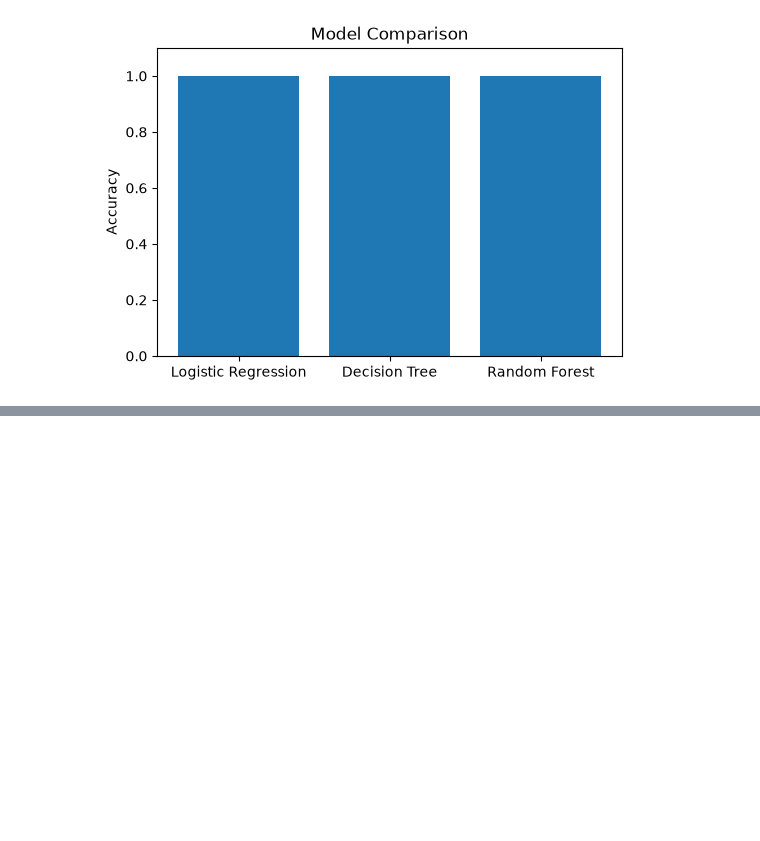
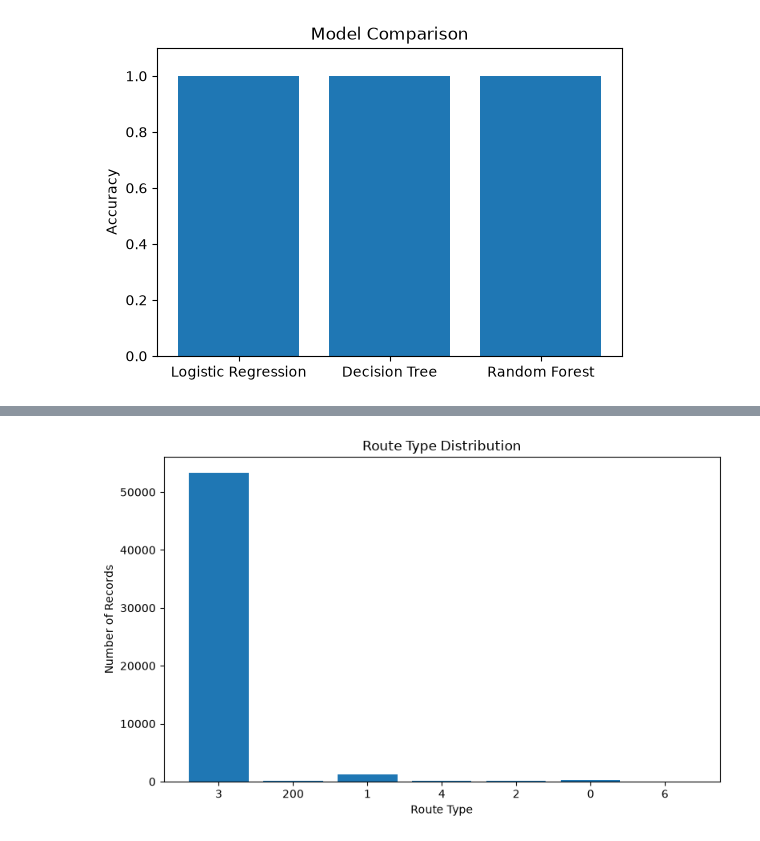
Before and after one commit to TrishaRajbanshi10/BigDataProgrammingProject, a Jupyter notebook: BigDataProgrammingProject/Notebook/UK_Dataset.ipynb, the cells around one changed output, grey strips where cells are left out. Saved outputs shown, nothing was run; the diff lists cells and outputs as text; code cells hidden in the pictures; blank space fills up the shorter version.

```diff
--- a/BigDataProgrammingProject/Notebook/UK_Dataset.ipynb
+++ b/BigDataProgrammingProject/Notebook/UK_Dataset.ipynb
@@ -194,20 +315,5 @@ Number of Columns: 22
 # %%
-from pyspark.sql.functions import hour, to_timestamp
+# Check current number of partitions
 
-# Convert departure_time to timestamp
-bus_data = bus_data.withColumn(
-    "departure_timestamp",
-    to_timestamp("departure_time", "HH:mm:ss")
-)
-
-# Extract departure hour
-bus_data = bus_data.withColumn(
-    "departure_hour",
-    hour("departure_timestamp")
-)
-
-bus_data.select(
-    "departure_time",
-    "departure_hour"
-).show(10)
+print("Current Partitions:", bus_data.rdd.getNumPartitions())
 # %% [output]
@@ -229,13 +321,7 @@ only showing top 10 rows
 # %%
-from pyspark.sql.functions import when
+# Repartition dataset
 
-bus_data = bus_data.withColumn(
-    "target",
-    when(bus_data.stop_sequence > 20, 1).otherwise(0)
-)
+bus_data = bus_data.repartition(8)
 
-bus_data.select(
-    "stop_sequence",
-    "target"
-).show(10)
+print("New Partitions:", bus_data.rdd.getNumPartitions())
 # %% [output]
@@ -576,0 +689,16 @@ plt.show()
+# %%
+route_counts = bus_data.groupBy("route_type").count().toPandas()
+
+plt.figure(figsize=(8,5))
+plt.bar(
+    route_counts["route_type"].astype(str),
+    route_counts["count"]
+)
+
+plt.title("Route Type Distribution")
+plt.xlabel("Route Type")
+plt.ylabel("Number of Records")
+plt.tight_layout()
+plt.show()
+# %% [output]
+[figure, added]
```
Also changed, not shown: parts of 38 cells of this notebook.
